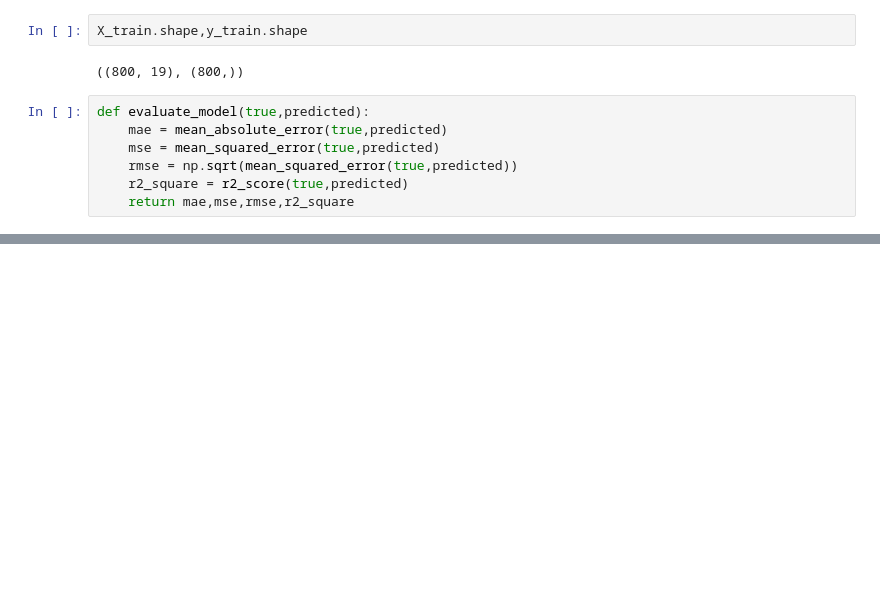
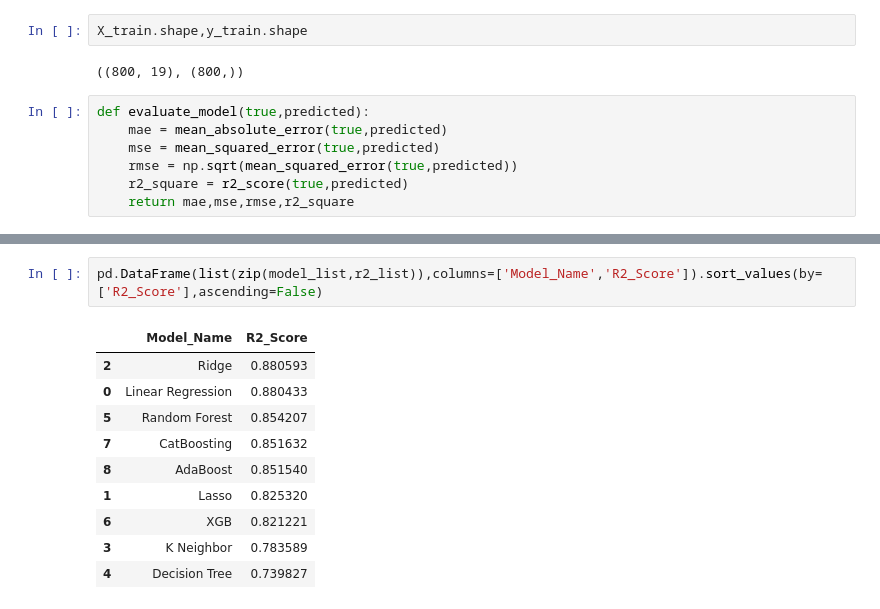
Before and after one commit to rakeshkanna/rkmlproject, a Jupyter notebook: src/notebooks/ModelTraining.ipynb, the cells around one changed output, grey strips where cells are left out. Saved outputs shown, nothing was run; the diff lists cells and outputs as text; blank space fills up the shorter version.

```diff
--- a/src/notebooks/ModelTraining.ipynb
+++ b/src/notebooks/ModelTraining.ipynb
@@ -112,0 +113,13 @@ R2 Score:0.8481
+# %%
+pd.DataFrame(list(zip(model_list,r2_list)),columns=['Model_Name','R2_Score']).sort_values(by=['R2_Score'],ascending=False)
+# %% [output]
+|  | Model_Name | R2_Score |
+| 2 | Ridge | 0.880593 |
+| 0 | Linear Regression | 0.880433 |
+| 5 | Random Forest | 0.854207 |
+| 7 | CatBoosting | 0.851632 |
+| 8 | AdaBoost | 0.851540 |
+| 1 | Lasso | 0.825320 |
+| 6 | XGB | 0.821221 |
+| 3 | K Neighbor | 0.783589 |
+| 4 | Decision Tree | 0.739827 |
```
Also changed, not shown: parts of 6 cells of this notebook, 6 other files.
